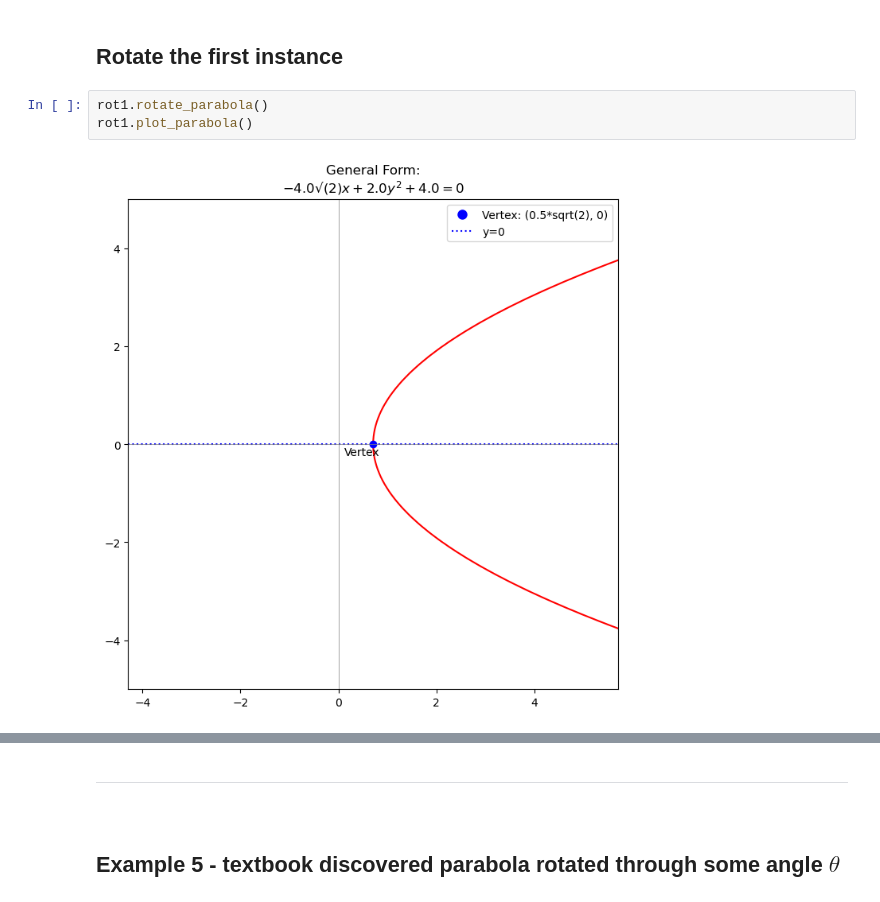
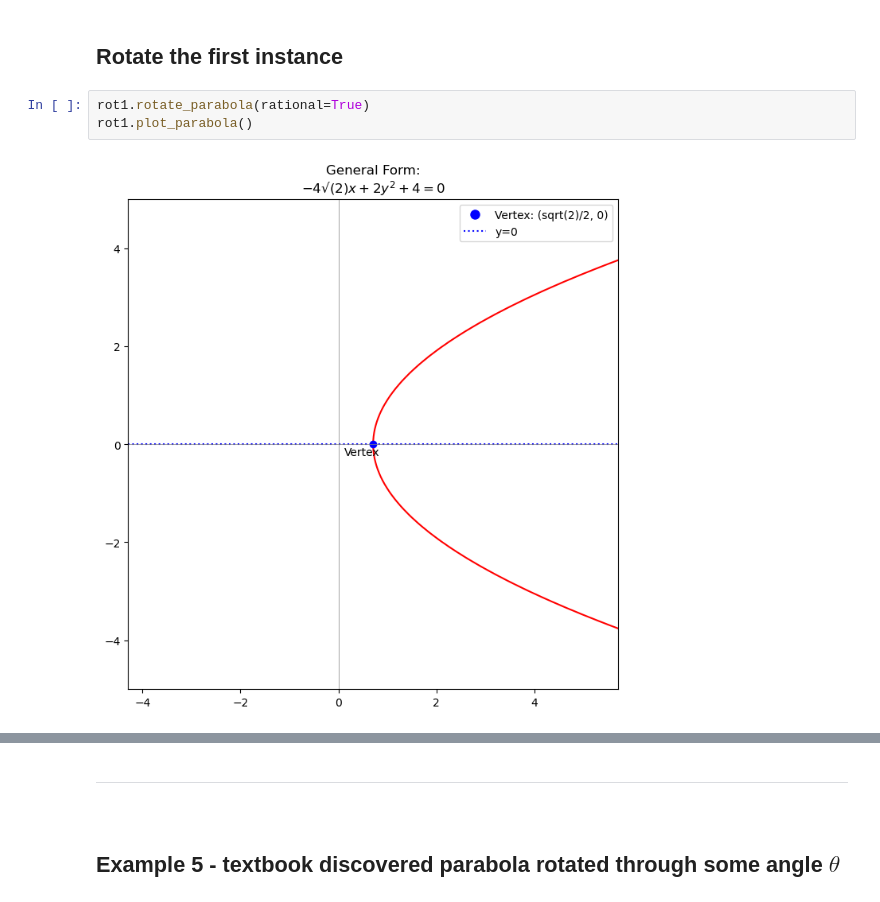
Before and after one commit to pineapple-bois/conic, a Jupyter notebook: Notebooks/Parabolas.ipynb, the cells around one changed output, grey strips where cells are left out. Saved outputs shown, nothing was run; the diff lists cells and outputs as text.

```diff
--- a/Notebooks/Parabolas.ipynb
+++ b/Notebooks/Parabolas.ipynb
@@ -529,10 +476,10 @@ Axis of symmetry: 4.0*x + 4.0*y
 # %% [markdown]
 ## Rotate the first instance
 # %%
-rot1.rotate_parabola()
+rot1.rotate_parabola(rational=True)
 rot1.plot_parabola()
 # %% [output]
-[figure, old version]
+[figure, new version]
 # %%
 rot1.translate_origin()
 rot1.plot_standard(x_range=(-2, 2), y_range=(-2, 2))
```
Also changed, not shown: parts of 41 cells of this notebook.
